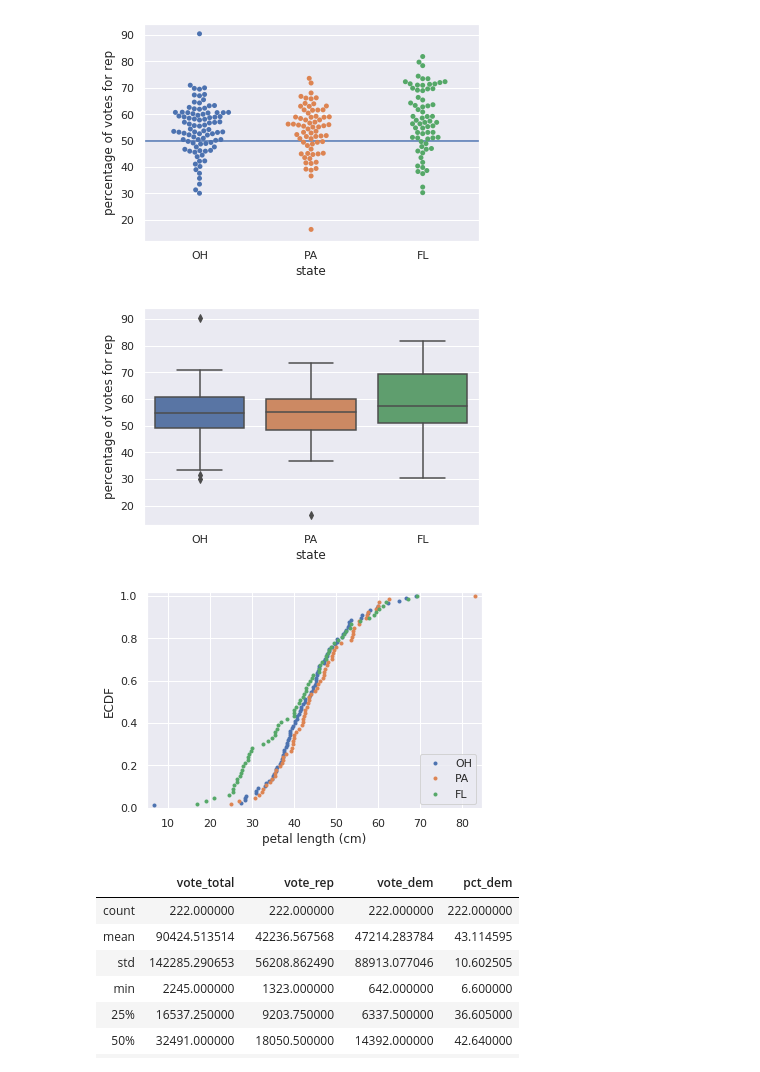
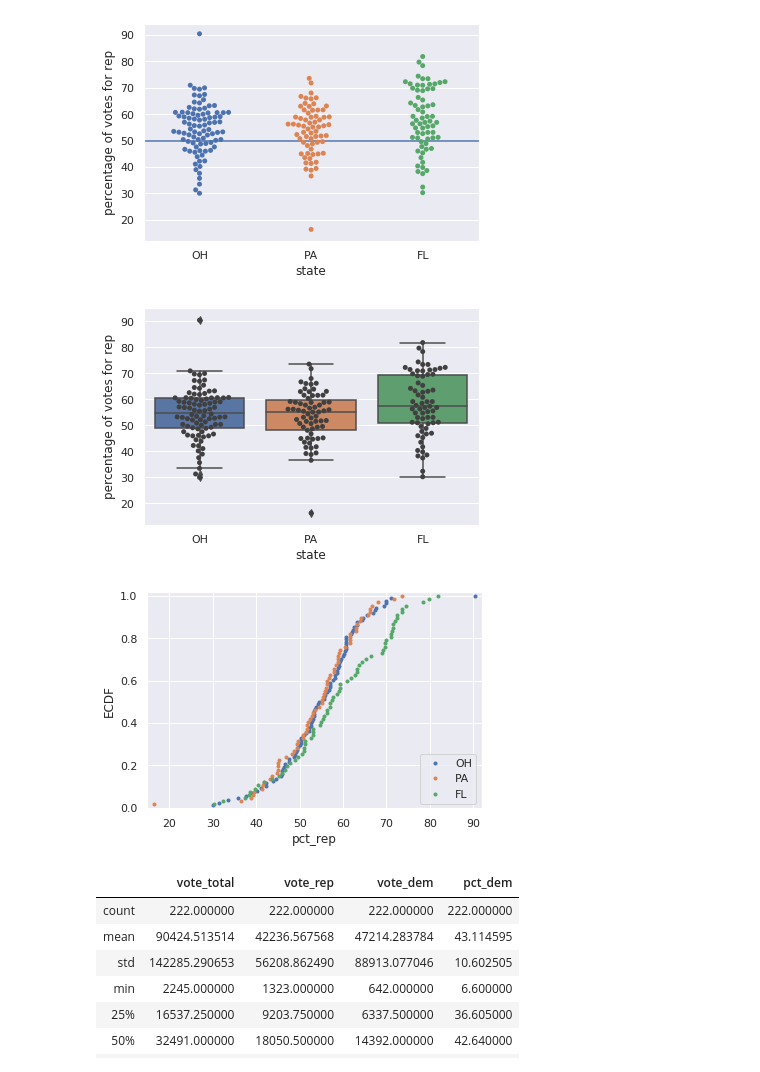
Before and after one commit to mohammad0alfares/EDA, a Jupyter notebook: Labs/swing_states lab_2.ipynb, the cells around one changed output. Drawn from its saved outputs; the diff is of its cells as text; code cells hidden in the pictures.

```diff
--- a/Labs/swing_states lab_2.ipynb
+++ b/Labs/swing_states lab_2.ipynb
@@ -120,11 +120,12 @@ plt.show()
 [figure]
 # %%
 _= sns.boxplot(x='state', y='pct_rep', data=df_states)
+_= sns.swarmplot(x='state', y='pct_rep', data=df_states, color=".25")
 _= plt.xlabel('state')
 _= plt.ylabel('percentage of votes for rep')
 plt.show()
 # %% [output]
-[figure, old version]
+[figure, new version]
 # %%
 def ecdf(data):
     """Compute ECDF for a one-dimensional array of measurements."""
@@ -141,26 +142,26 @@ def ecdf(data):
     return x, y
 # %%
 # Compute ECDF for versicolor data: x_vers, y_vers
-x_OH, y_OH = ecdf(df_OH['pct_dem'])
-x_PA, y_PA = ecdf(df_PA['pct_dem'])
-x_FL, y_FL = ecdf(df_FL['pct_dem'])
+x_OH, y_OH = ecdf(df_OH['pct_rep'])
+x_PA, y_PA = ecdf(df_PA['pct_rep'])
+x_FL, y_FL = ecdf(df_FL['pct_rep'])
 
 # Generate plot
 _ = plt.plot(x_OH, y_OH, marker='.', linestyle='none')
 _ = plt.plot(x_PA, y_PA, marker='.', linestyle='none')
 _ = plt.plot(x_FL, y_FL, marker='.', linestyle='none')
 # Make the margins nice
 plt.margins(0.02)
 
 # Label the axes
 _ = plt.legend(('OH', 'PA', 'FL'), loc='lower right')
-_ = plt.xlabel('petal length (cm)')
+_ = plt.xlabel('pct_rep')
 _ = plt.ylabel('ECDF')
 
 # Display the plot
 plt.show()
 # %% [output]
-[figure, old version]
+[figure, new version]
 # %%
 df_states=df_states[['state','vote_total','vote_rep','vote_dem','pct_dem']];
 df_states.describe()
```
Also changed, not shown: parts of 2 cells of this notebook.
